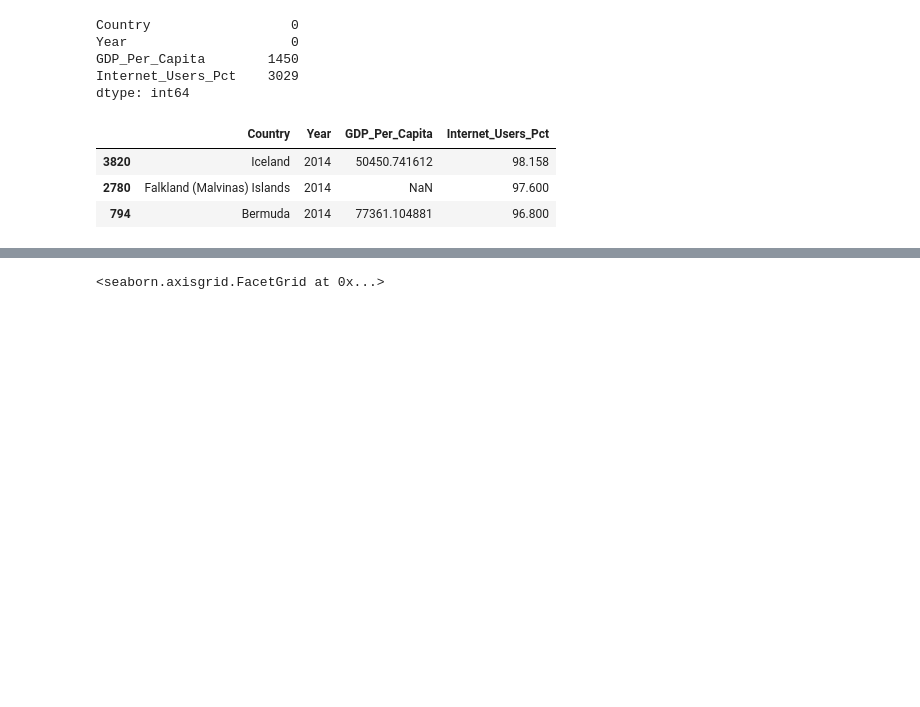
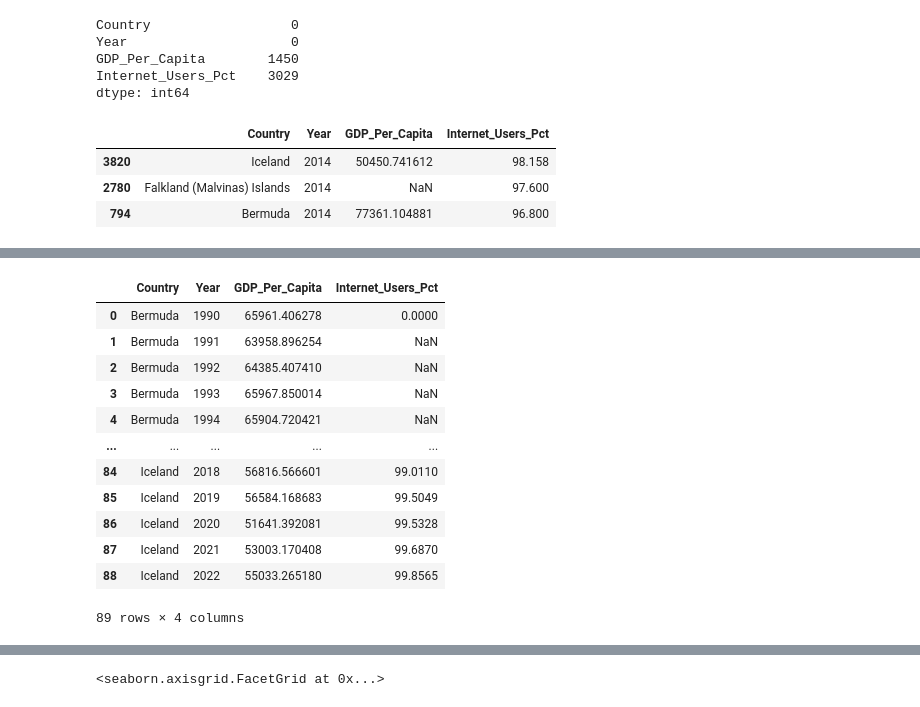
Before and after one commit to NSS-Data-Analytics-Cohort-13/un-exploration-RenukaD13, a Jupyter notebook: notebooks/UN_exploration.ipynb, the cells around one changed output, grey strips where cells are left out. Drawn from its saved outputs; the diff is of its cells as text; code cells hidden in the pictures; blank space fills up the shorter version.

Commit message:
UN Exploration new methods Q1-25

```diff
--- a/notebooks/UN_exploration.ipynb
+++ b/notebooks/UN_exploration.ipynb
@@ -682,0 +713,24 @@ gdp_and_internet_use[gdp_and_internet_use['Year'] == 2014].sort_values(by = 'Int
+# %%
+## METHOD 2 using loc
+# create a list of countries to be selected
+countries = ['Bermuda','Falkland (Malvinas) Islands','Iceland']
+# create a dataframe with index as country
+gdp_and_internet_use_ind= gdp_and_internet_use.set_index(['Country'])
+# Slice the rows based on list of countries and then reset index
+topinternet= gdp_and_internet_use_ind.loc[countries].reset_index()
+# print newly created dataframe subset
+topinternet
+# %% [output]
+|  | Country | Year | GDP_Per_Capita | Internet_Users_Pct |
+| 0 | Bermuda | 1990 | 65961.406278 | 0.0000 |
+| 1 | Bermuda | 1991 | 63958.896254 | NaN |
+| 2 | Bermuda | 1992 | 64385.407410 | NaN |
+| 3 | Bermuda | 1993 | 65967.850014 | NaN |
+| 4 | Bermuda | 1994 | 65904.720421 | NaN |
+| ... | ... | ... | ... | ... |
+| 84 | Iceland | 2018 | 56816.566601 | 99.0110 |
+| 85 | Iceland | 2019 | 56584.168683 | 99.5049 |
+| 86 | Iceland | 2020 | 51641.392081 | 99.5328 |
+| 87 | Iceland | 2021 | 53003.170408 | 99.6870 |
+| 88 | Iceland | 2022 | 55033.265180 | 99.8565 |
+89 rows × 4 columns
```
Also changed, not shown: parts of 10 cells of this notebook.
